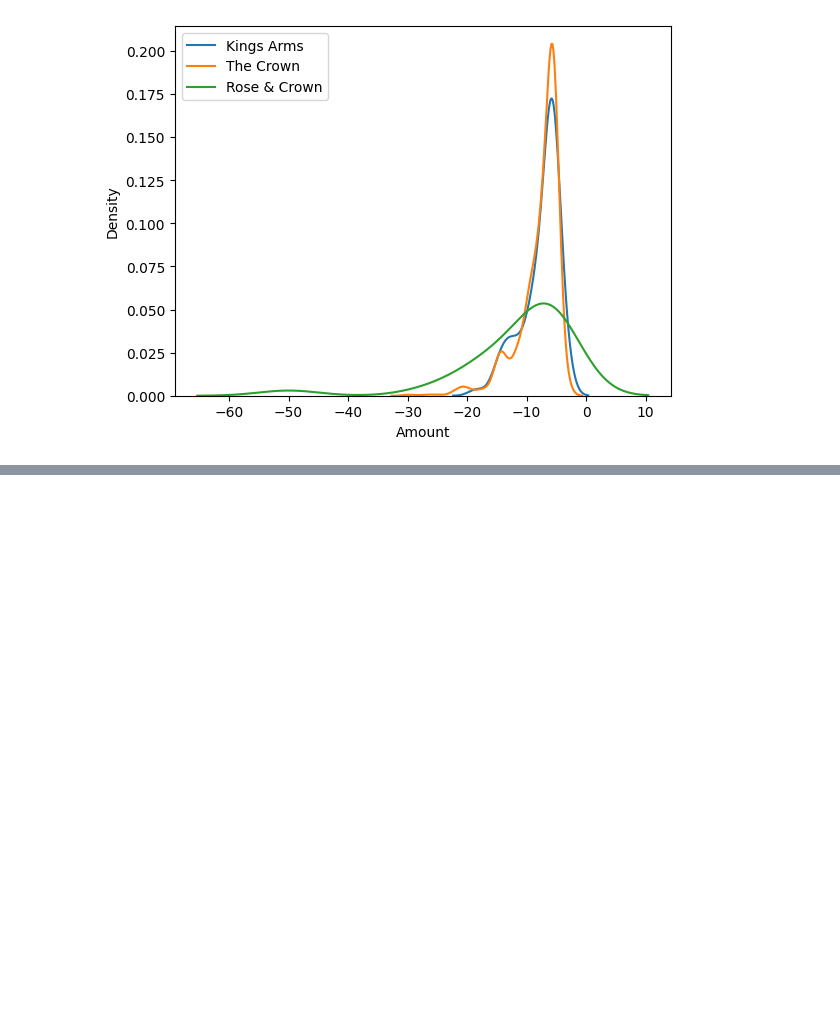
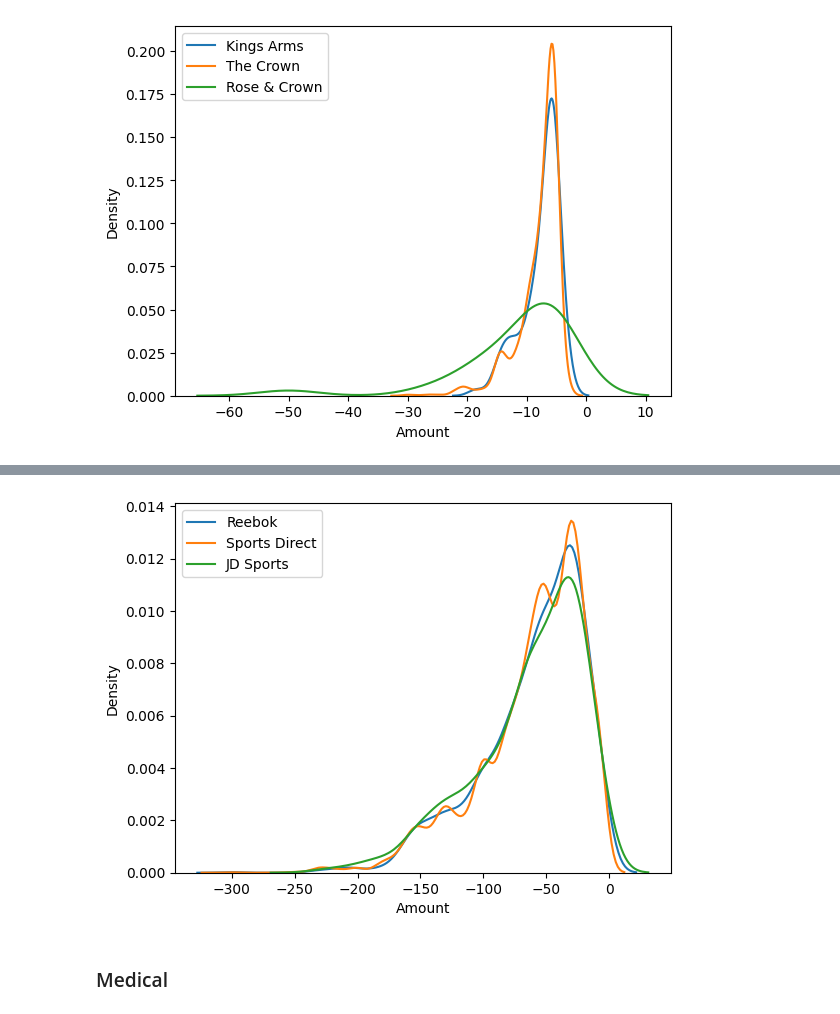
Before and after one commit to UoB-DSMP-2023-24/dsmp-2024-group-38, a Jupyter notebook: Dataset2_DJ_MerchantCategorisationVerification.ipynb, the cells around one changed output, grey strips where cells are left out. Saved outputs shown, nothing was run; the diff lists cells and outputs as text; code cells hidden in the pictures; blank space fills up the shorter version.

```diff
--- a/Dataset2_DJ_MerchantCategorisationVerification.ipynb
+++ b/Dataset2_DJ_MerchantCategorisationVerification.ipynb
@@ -139,0 +441,14 @@ plt.show()
+# %%
+reebok = merchant_transactions[merchant_transactions['Third Party Name'] == 'Reebok']
+sports_direct = merchant_transactions[merchant_transactions['Third Party Name'] == 'Sports Direct']
+jd_sports = merchant_transactions[merchant_transactions['Third Party Name'] == 'JD Sports']
+head= merchant_transactions[merchant_transactions['Third Party Name'] == 'Head']
+
+# concatenate describe() dataframes for all sports stores
+sports_stores = pd.concat([reebok['Amount'].describe(),
+                            sports_direct['Amount'].describe(),
+                            jd_sports['Amount'].describe(),
+                            head['Amount'].describe()], axis=1)
+col_names = ['Reebok', 'Sports Direct', 'JD Sports', 'Head']
+sports_stores.columns = col_names
+sports_stores
@@ -139,0 +465,12 @@ plt.show()
+# %%
+# kde plot for all sports stores
+sns.kdeplot(reebok['Amount'], label='Reebok')
+sns.kdeplot(sports_direct['Amount'], label='Sports Direct')
+sns.kdeplot(jd_sports['Amount'], label='JD Sports')
+
+plt.legend()
+plt.show()
+# %% [output]
+[figure, added]
+# %% [markdown]
+### Medical
```
Also changed, not shown: parts of 41 cells of this notebook.
